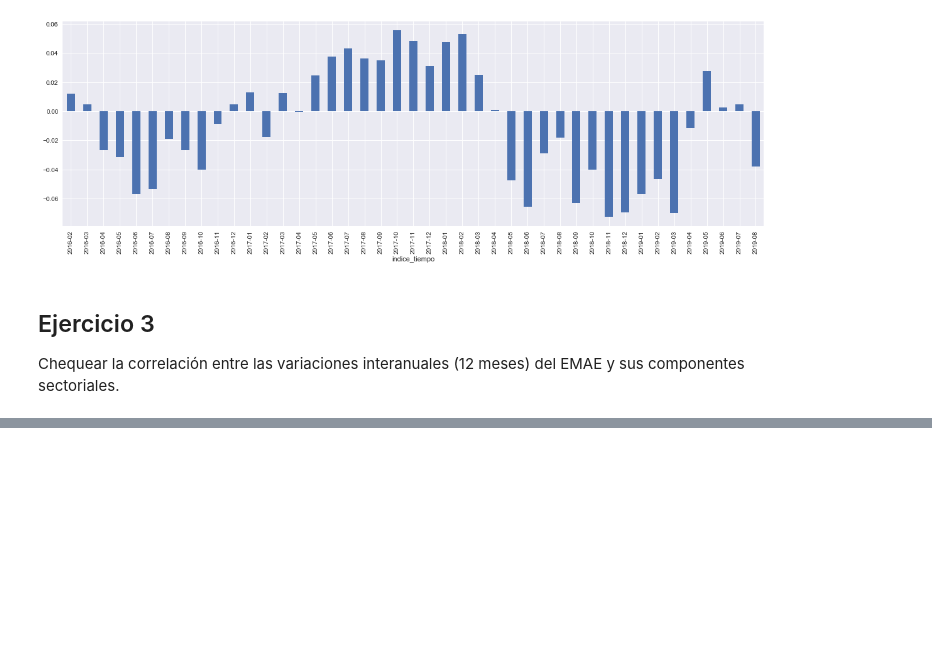
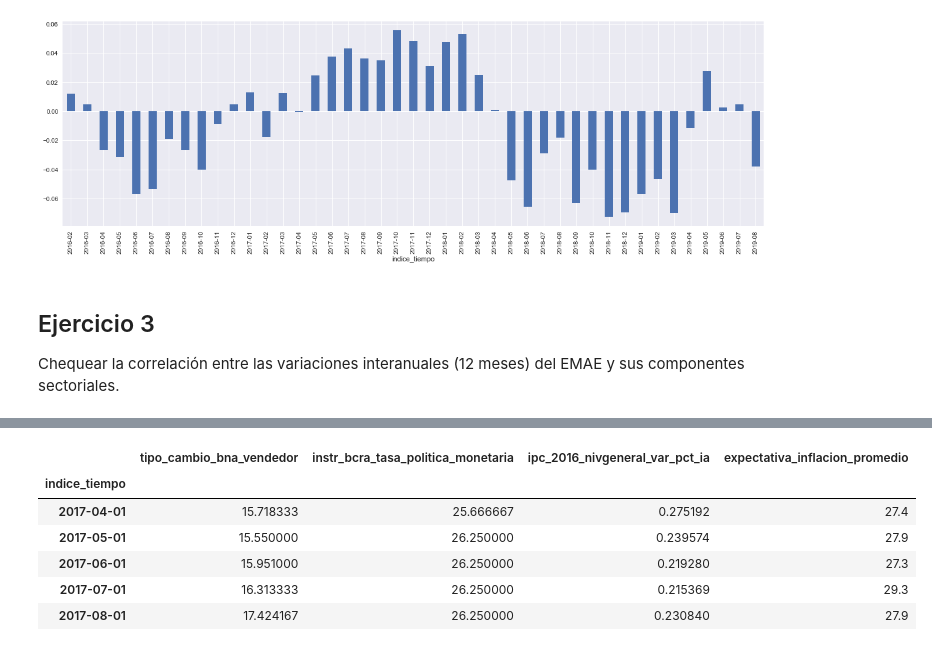
Before and after one commit to datosgobar/analisis-datos-python, a Jupyter notebook: Series-de-Tiempo/series-tiempo-resueltos.ipynb, the cells around one changed output, grey strips where cells are left out. Drawn from its saved outputs; the diff is of its cells as text; code cells hidden in the pictures; blank space fills up the shorter version.

```diff
--- a/Series-de-Tiempo/series-tiempo-resueltos.ipynb
+++ b/Series-de-Tiempo/series-tiempo-resueltos.ipynb
@@ -125 +165,14 @@ tc_bna_vend.pct_change(12)[12:].head()
+# %%
+tablero=pd.merge(tc_bna_prom_mov, tasa_interes_pm, left_on="indice_tiempo", right_on="indice_tiempo")
+tablero= pd.merge(tablero, inflacion_ia, left_on="indice_tiempo", right_on="indice_tiempo")
+tablero= pd.merge(tablero, exp_inflacion,left_on="indice_tiempo", right_on="indice_tiempo")
+tablero.head()
+# %% [output]
+|  | tipo_cambio_bna_vendedor | instr_bcra_tasa_politica_monetaria | ipc_2016_nivgeneral_var_pct_ia | expectativa_inflacion_promedio |
+| indice_tiempo |  |  |  |  |
+| 2017-04-01 | 15.718333 | 25.666667 | 0.275192 | 27.4 |
+| 2017-05-01 | 15.550000 | 26.250000 | 0.239574 | 27.9 |
+| 2017-06-01 | 15.951000 | 26.250000 | 0.219280 | 27.3 |
+| 2017-07-01 | 16.313333 | 26.250000 | 0.215369 | 29.3 |
+| 2017-08-01 | 17.424167 | 26.250000 | 0.230840 | 27.9 |
 # %%
```
Also changed, not shown: parts of 12 cells of this notebook.
